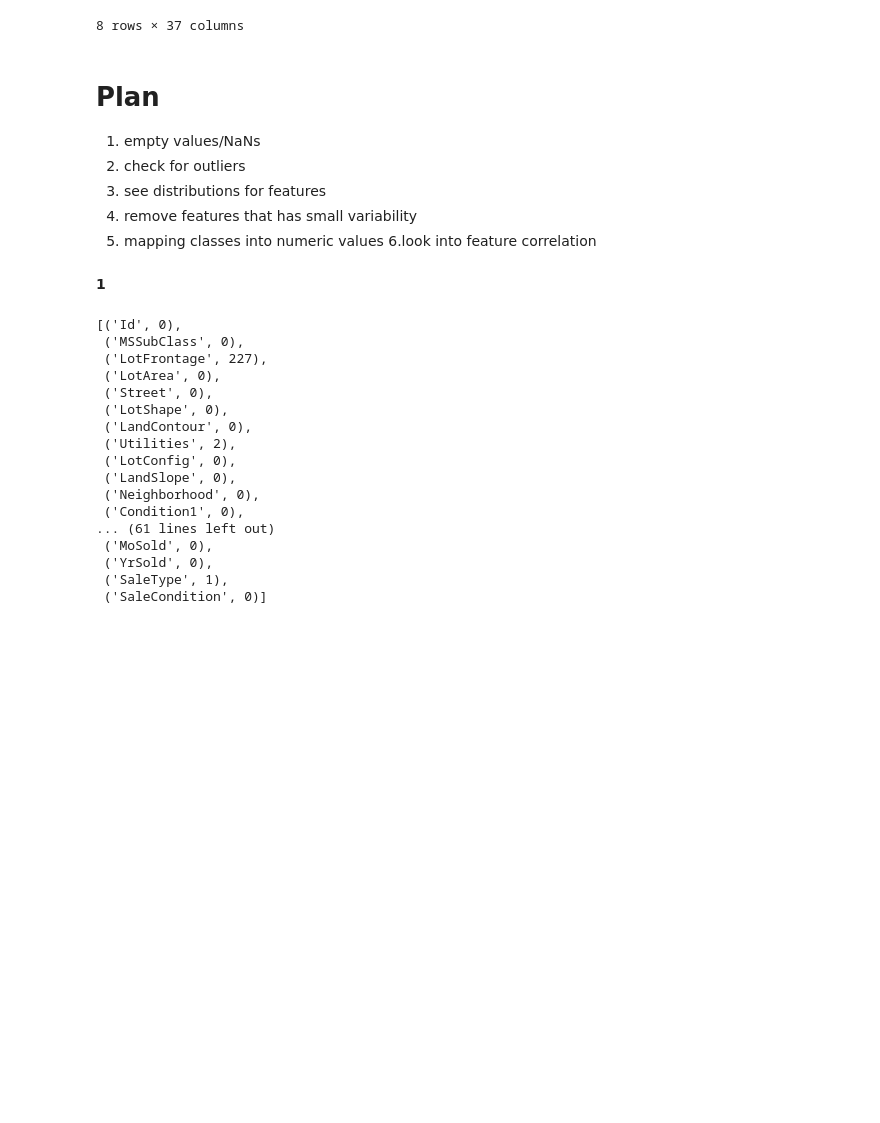
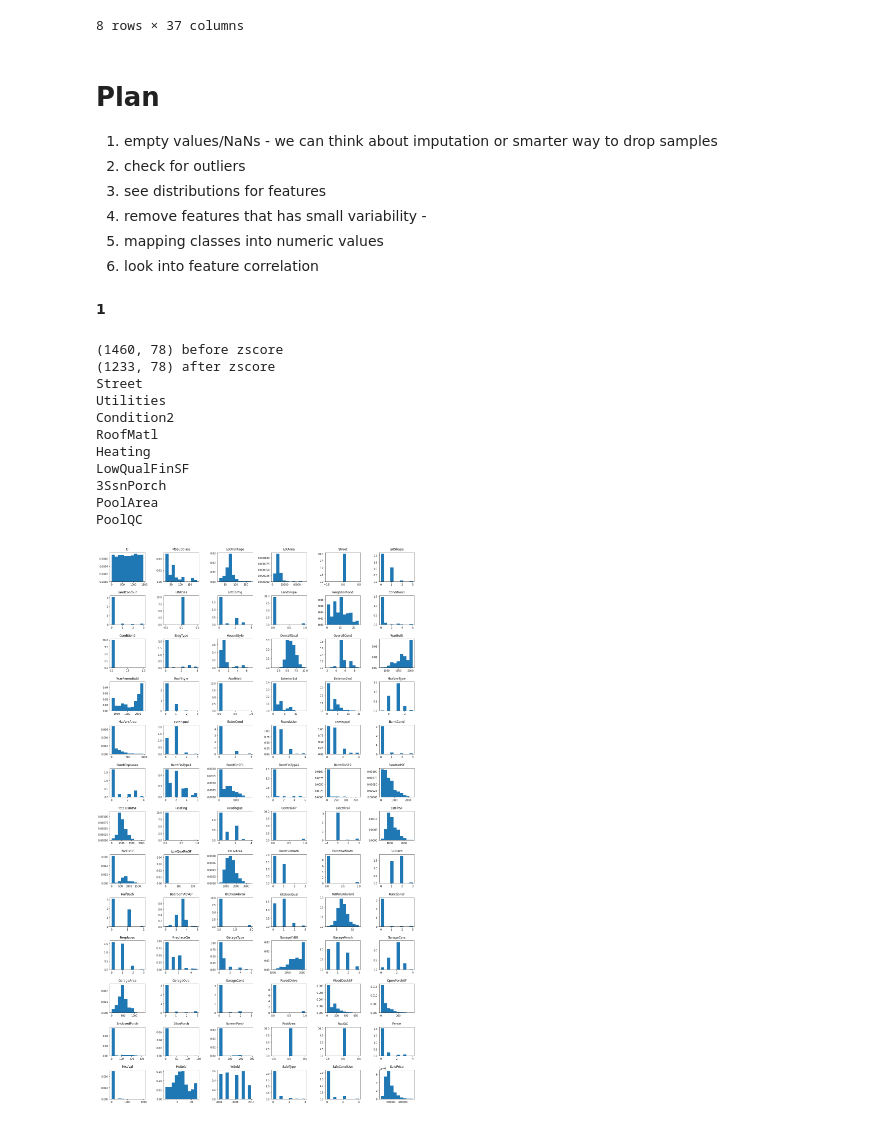
Before and after one commit to dkontorovskyy/boston-housing-competition, a Jupyter notebook: kuggle_competition.ipynb, the cells around one changed output. Saved outputs shown, nothing was run; the diff lists cells and outputs as text; code cells hidden in the pictures; blank space fills up the shorter version.

```diff
--- a/kuggle_competition.ipynb
+++ b/kuggle_competition.ipynb
@@ -6,4 +9,5 @@ import sklearn as sklearn
 # %%
+train_data = pd.read_csv('./train.csv')
 test_data = pd.read_csv('./test.csv')
 
 test_data.describe()
@@ -20,11 +24,11 @@ test_data.describe()
 8 rows × 37 columns
 # %% [markdown]
 # Plan
-1. empty values/NaNs
+1. empty values/NaNs  - we can think about imputation or smarter way to drop samples
 2. check for outliers
 3. see distributions for features
-4. remove features that has small variability
+4. remove features that has small variability   -
 5. mapping classes into numeric values
-6.look into feature correlation
+6. look into feature correlation
 # %% [markdown]
 **1**
@@ -31,6 +75,15 @@ test_data.describe()
+# %%
+def data_dist(df):
+    n_col = 6
+    n_row = np.ceil(df.shape[1]/n_col)
+    fig = plt.figure(figsize=(3 * n_col, 2.4 * n_row))
+    for i, col in enumerate(df.columns):
+        plt.subplot(n_row, n_col, i + 1)
+        n, bins, patches= plt.hist(df[col], density=True)
+        plt.title(col, y=1.03)
+    fig.tight_layout(pad=2)
 # %%
 # test_data.isna().sum() > 0
-# print(test_data.shape)
 # test_data.columns[test_data.isna().sum() > 0]
 # [a for a in zip(test_data.columns, test_data.isnull().sum().tolist())]
 
@@ -41,29 +94,22 @@ test_data.describe()
 
 # test_data.PoolQC.map({ np.nan: 0 })
 
-columns_with_na = ["BsmtQual", "BsmtCond", "BsmtExposure", "BsmtFinType1", "BsmtFinType2", "FireplaceQu", "GarageType", "GarageFinish", "GarageQual", "GarageCond" , "PoolQC", "Fence"]
-
-for col in columns_with_na:
-    test_data[col] = test_data[col].fillna(0)
-
-[a for a in zip(test_data.columns, test_data.isnull().sum().tolist())]
+# [a for a in zip(test_data.columns, test_data.isnull().sum().tolist())]
 
 # test_data.PoolQC
-# %% [output]
-[('Id', 0),
- ('MSSubClass', 0),
- ('LotFrontage', 227),
- ('LotArea', 0),
- ('Street', 0),
- ('LotShape', 0),
- ('LandContour', 0),
- ('Utilities', 2),
- ('LotConfig', 0),
- ('LandSlope', 0),
- ('Neighborhood', 0),
- ('Condition1', 0),
-... (61 lines left out)
- ('MoSold', 0),
- ('YrSold', 0),
- ('SaleType', 1),
- ('SaleCondition', 0)]
+# %%
+train= clean_df(train_data)
+data_dist(train)
+# %% [output]
+(1460, 78) before zscore
+(1233, 78) after zscore
+Street
+Utilities
+Condition2
+RoofMatl
+Heating
+LowQualFinSF
+3SsnPorch
+PoolArea
+PoolQC
+[figure, added]
```
Also changed, not shown: parts of 4 cells of this notebook.
